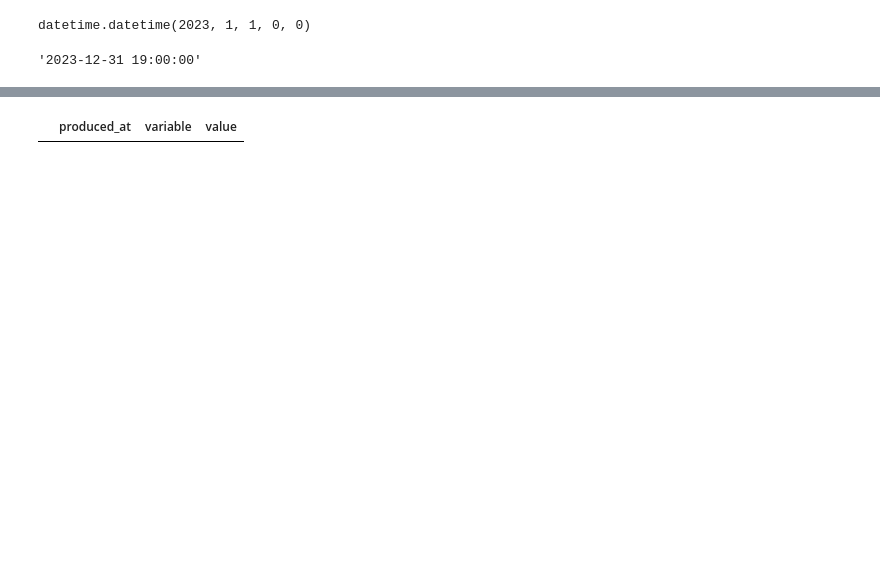
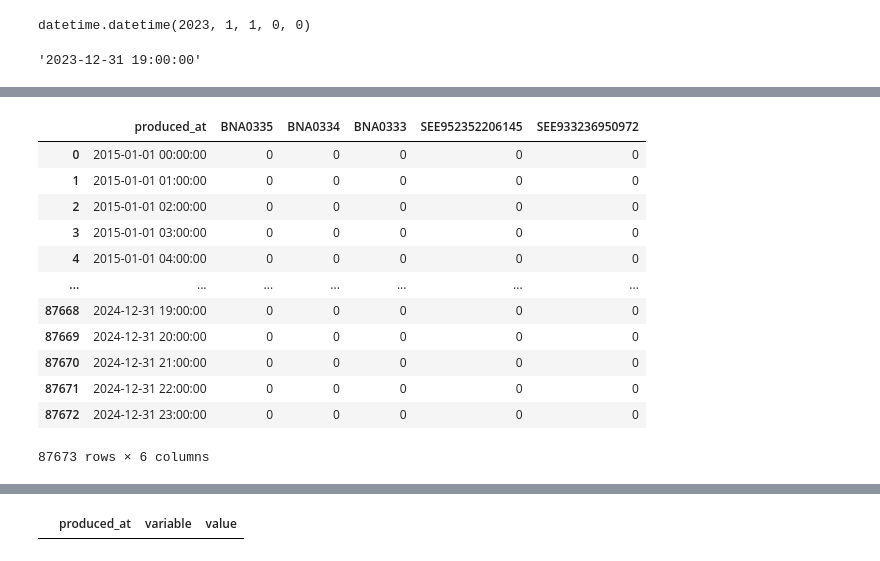
Before and after one commit to sidietz/plantwatch-data, a Jupyter notebook: production2/melt2db.ipynb, the cells around one changed output, grey strips where cells are left out. Drawn from its saved outputs; the diff is of its cells as text; code cells hidden in the pictures; blank space fills up the shorter version.

```diff
--- a/production2/melt2db.ipynb
+++ b/production2/melt2db.ipynb
@@ -25,3 +26,4 @@ FOLDERS = FOLDERS[1:-3]
 bpm = pd.read_csv("../basic/plant_sse_mapper.csv")
 bpm['plantid'] = bpm['plantid'].apply(lambda x: str(x).replace('/', '_'))
 plantslist = list(set(bpm['plantid'].to_list()))
+plantslist.sort()
@@ -28,9 +36,9 @@ plantslist = list(set(bpm['plantid'].to_list()))
 # %%
-plantslist.remove('661-94')
-plantslist.remove('661-10')
+#plantslist.remove('661-94')
+#plantslist.remove('661-10')
 
-plantslist.remove('07-05-8290552')
-plantslist.remove('06-05-100-0081105')
+#plantslist.remove('07-05-8290552')
+#plantslist.remove('06-05-100-0081105')
 #plantslist.remove(
 # %%
 #refpl = "03-01-01241117210.csv"
@@ -96,0 +112,12 @@ df.iloc[70128]
+# %%
+#connection = engine2.connect()
+#with engine2.begin() as connection:
+plant = "06-05-300-9046030"
+
+df = pd.read_csv("./combined/" + plant + ".csv", delimiter=",", engine='c')
+df['produced_at'] = df['produced_at'].map(fix_date)
+df['produced_at'] = pd.to_datetime(df['produced_at'])
+df.drop_duplicates(subset='produced_at', inplace=True)
+#melt = df.melt(id_vars='produced_at')
+#melt.drop('index', axis=1, inplace=True)
+#res = melt.to_sql('power', con=engine2, if_exists='append', index=False, dtype={'produced_at': DateTime})
@@ -97,6 +149,8 @@ df.iloc[70128]
 # %%
 counter = 0
 for plant in plantslist:
+    #if plant == '06-05-300-9046030':
+    #    continue
     #print(plant)
     try:
         #print(plant)
@@ -105,17 +159,22 @@ for plant in plantslist:
             df['produced_at'] = df['produced_at'].map(fix_date)
             #df['produced_at'] = df['produced_at'].map(fix_date)
             df['produced_at'] = pd.to_datetime(df['produced_at'])
+            df.drop_duplicates(subset='produced_at', inplace=True)
             #df['produced_at'] = df['produced_at'].map(return_date)
         except ValueError:
             print(plant + "\nfaulty")
-            df['produced_at'] = df['produced_at'].map(fix_date)
-            df['produced_at'] = pd.to_datetime(df['produced_at'])
+            #df['produced_at'] = df['produced_at'].map(fix_date)
+            #df['produced_at'] = pd.to_datetime(df['produced_at'])
             #print(df)
-            #continue
-            pass
+            continue
+            #pass
         melt = df.melt(id_vars='produced_at')
+        melt.to_csv("./melt/" + plant + ".csv", index=False)
         #melt.drop('index', axis=1, inplace=True)
-        melt.to_sql('power', con=engine2, if_exists='append', index=False, dtype={'produced_at': DateTime})
+        result = melt.to_sql('power', con=engine2, if_exists='append', index=False, dtype={'produced_at': DateTime})
+        #time.sleep(1)
+        #if result == -1:
+            #print(plant + "\nfaulty2")
         counter += 1
         #print(df.shape)
     except FileNotFoundError:
@@ -128,2 +199,18 @@ ValueError: time data '10.07.2045' does not match format '%d.%m.%Y %H:%M'
 # %%
 #df['produced_at'] = pd.to_datetime(df['produced_at'], format='%d.%m.%Y %H:%M')
+# %%
+df
+# %% [output]
+|  | produced_at | BNA0335 | BNA0334 | BNA0333 | SEE952352206145 | SEE933236950972 |
+| 0 | 2015-01-01 00:00:00 | 0 | 0 | 0 | 0 | 0 |
+| 1 | 2015-01-01 01:00:00 | 0 | 0 | 0 | 0 | 0 |
+| 2 | 2015-01-01 02:00:00 | 0 | 0 | 0 | 0 | 0 |
+| 3 | 2015-01-01 03:00:00 | 0 | 0 | 0 | 0 | 0 |
+| 4 | 2015-01-01 04:00:00 | 0 | 0 | 0 | 0 | 0 |
+| ... | ... | ... | ... | ... | ... | ... |
+| 87668 | 2024-12-31 19:00:00 | 0 | 0 | 0 | 0 | 0 |
+| 87669 | 2024-12-31 20:00:00 | 0 | 0 | 0 | 0 | 0 |
+| 87670 | 2024-12-31 21:00:00 | 0 | 0 | 0 | 0 | 0 |
+| 87671 | 2024-12-31 22:00:00 | 0 | 0 | 0 | 0 | 0 |
+| 87672 | 2024-12-31 23:00:00 | 0 | 0 | 0 | 0 | 0 |
+87673 rows × 6 columns
```
Also changed, not shown: parts of 32 cells of this notebook.
